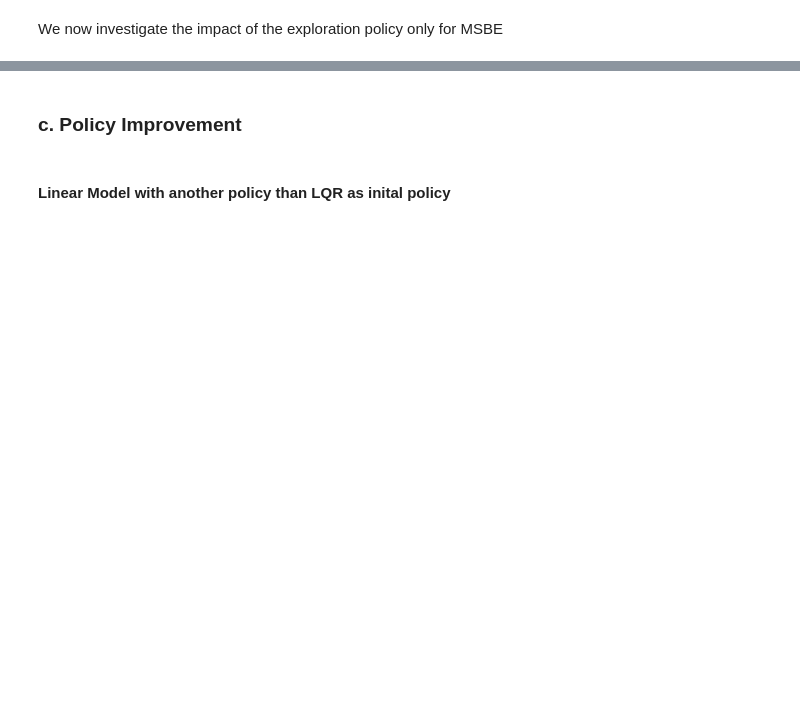
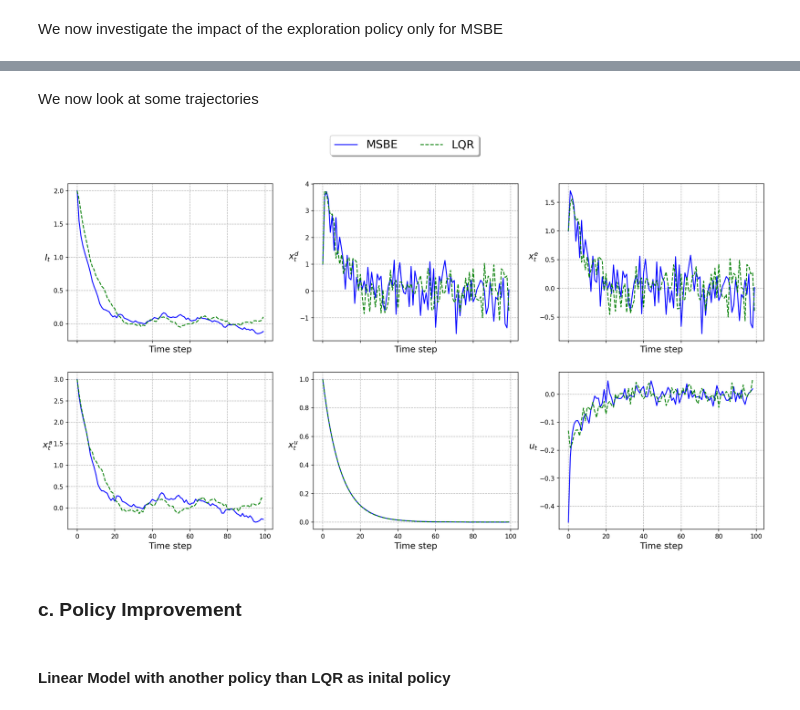
Before and after one commit to TheoHanon/Stochastic-Optimal-Control, a Jupyter notebook: PartIV/partIV.ipynb, the cells around one changed output, grey strips where cells are left out. Drawn from its saved outputs; the diff is of its cells as text; code cells hidden in the pictures; blank space fills up the shorter version.

```diff
--- a/PartIV/partIV.ipynb
+++ b/PartIV/partIV.ipynb
@@ -237,6 +241,10 @@ def psi_Q(x, u):
 
     return np.array(psi)
 
+def policy_Q(x, theta):
+    sum = theta[4]*x[0] + theta[5]*x[3] + theta[6]*x[4]
+    return - sum / (2*theta[3])
+
 psi_eta = np.ones(10)
 # %% [markdown]
 We first investigate the impact of the process noise
@@ -661,3 +631,34 @@ plt.show()
+# %% [markdown]
+We now look at some trajectories
+# %%
+n_step_train = 1000
+x0_train = [5, 0, 0, 0, 0]
+n_step_test = 100
+x0_test = [2, 1, 1, 3, 1]
+
+std_const = 0.5
+
+data_train = model.simulate_nl_model(x0_train, lambda x: phi_e(x, exploration_std=1e-2), n_step, with_noise=True, std_const=std_const)
+transition_kernel = generate_finite_kernel(n_noises=20, noise_std=std_const, k=1)
+
+theta_MSBE = compute_MSBE(data_train, transition_kernel, psi_Q, psi_eta, model_str="nonlin")
+
+# def policy_MSBE(x):
+#     res = minimize(lambda u : model.Q_function(x, u, theta = theta_MSBE, psi_func = psi_Q), 1)
+#     return res.x
+
+policy_MSBE = lambda x: policy_Q(x, theta = theta_MSBE)
+
+
+dict_data = {
+
+    "MSBE" : model.simulate_nl_model(x0_test, policy_MSBE, n_step_test, with_noise=True, std_const=std_const),
+    "LQR" : model.simulate_nl_model(x0_test, model.LQR_policy, n_step_test, with_noise=True, std_const=std_const)
+}
+
+utils.show_trajectories(dict_data, title="Trajectories Comparison")
+# %% [output]
+[figure, added]
 # %% [markdown]
 ### c. Policy Improvement
 # %% [markdown]
```
Also changed, not shown: parts of 25 cells of this notebook, 4 other files.
